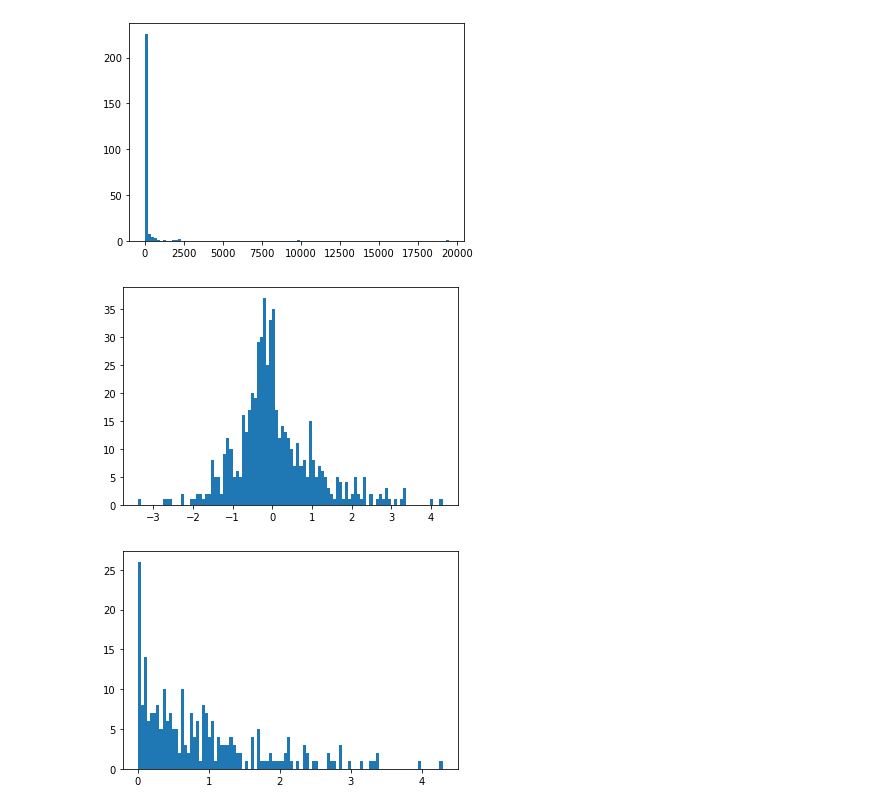
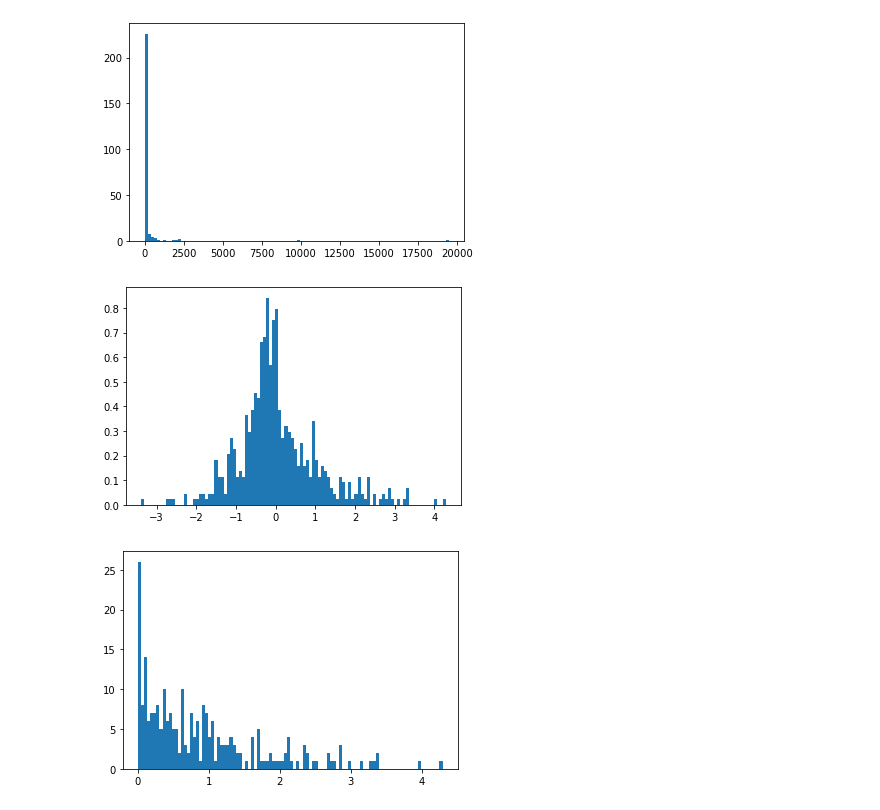
Before and after one commit to CS-433/ml-project-2-aiidalearn, a Jupyter notebook: code/optimization/results.ipynb, the cells around one changed output. Saved outputs shown, nothing was run; the diff lists cells and outputs as text; code cells hidden in the pictures.

Commit message:
add density plot for log_10(∆E_sim/∆E_pred)

```diff
--- a/code/optimization/results.ipynb
+++ b/code/optimization/results.ipynb
@@ -175,10 +175,10 @@ plt.show()
 # %% [output]
 [figure]
 # %%
-plt.hist(np.log10(ratio), bins=100)
+plt.hist(np.log10(ratio), bins=100, density=True)
 plt.show()
 # %% [output]
-[figure, old version]
+[figure, new version]
 # %%
 plt.hist(np.log10(ratio_prob), bins=100)
 plt.show()
```
Also changed, not shown: parts of 4 cells of this notebook, 6 other files.
